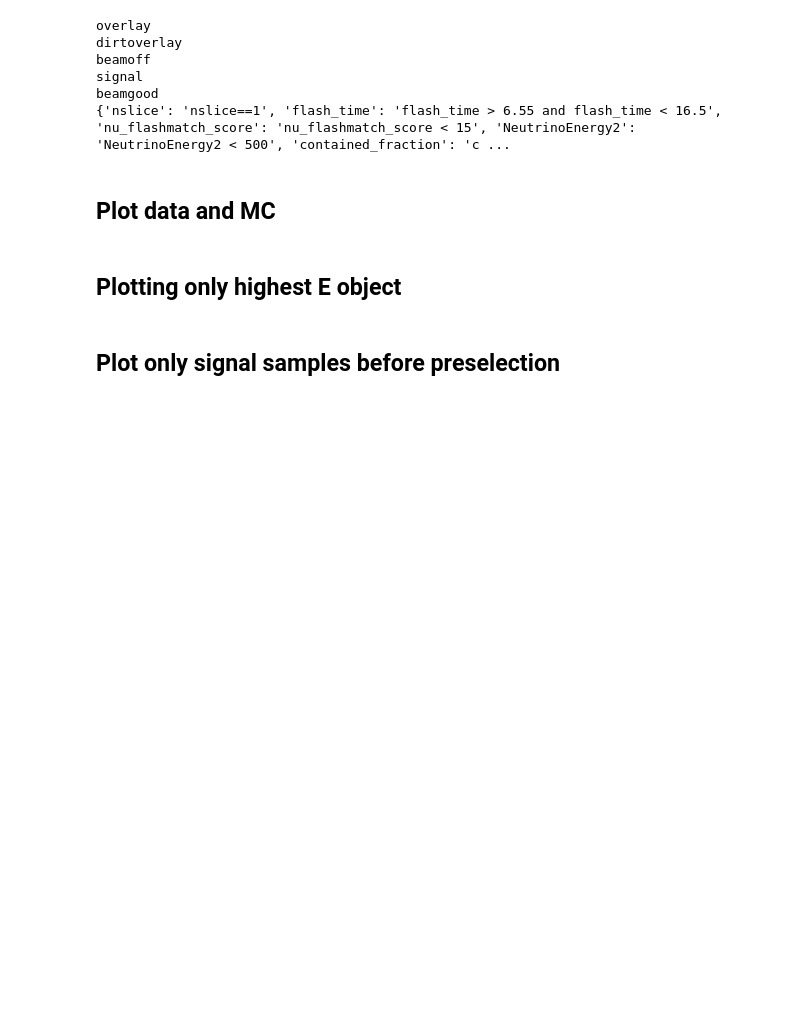
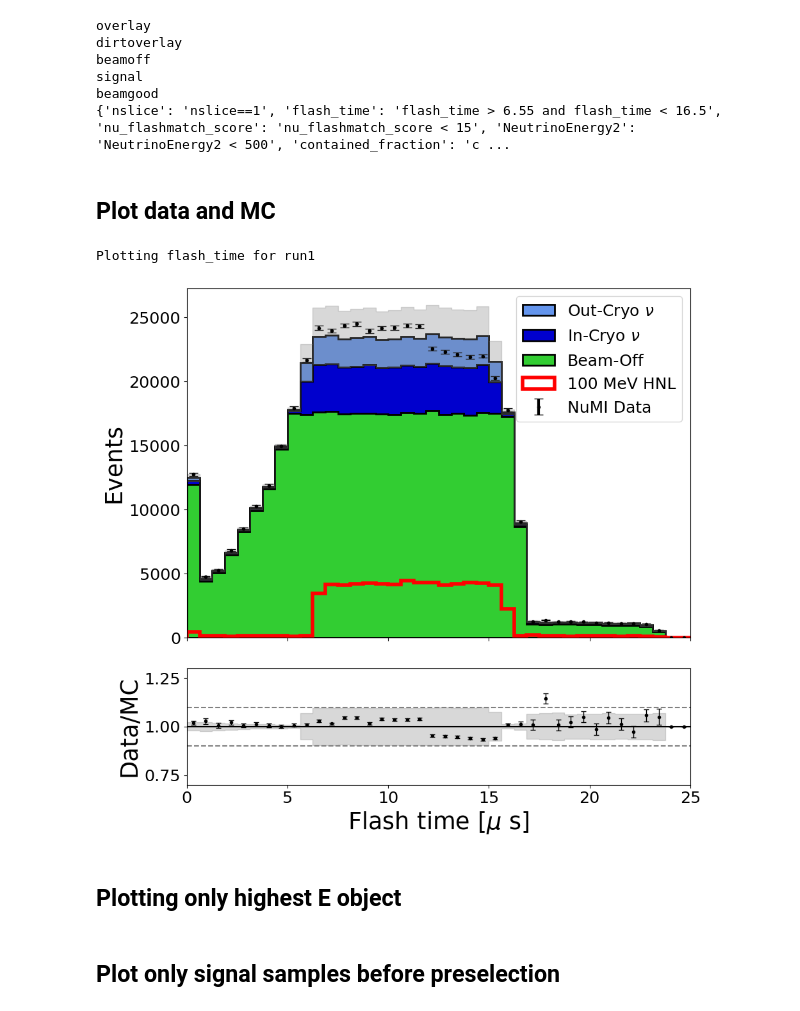
Before and after one commit to dmarsden01/uboone_HNL_analysis, a Jupyter notebook: 2_Preselection_script.ipynb, the cells around one changed output. Cells and saved outputs as stored; diff of their text form; code cells hidden in the pictures; blank space fills up the shorter version.

```diff
--- a/2_Preselection_script.ipynb
+++ b/2_Preselection_script.ipynb
@@ -39,8 +39,8 @@ Params = {"Run":"run1", #The run number, so far either "run1" or "run3"
           "Only_keep_common_DetVar_evs":True,
           "Load_Signal_DetVars":False,
           "Load_data":True,
-          "FLATTEN":True, #Have one row per reconstructed object in the analysis dataframe
-          "only_presel":False, #Create small files containing only variables necessary for pre-selection, for making pre-selection plots
+          "FLATTEN":False, #Have one row per reconstructed object in the analysis dataframe
+          "only_presel":True, #Create small files containing only variables necessary for pre-selection, for making pre-selection plots
           "Load_truth_vars":False,
           "Load_lepton_signal":True,
           "Load_pi0_signal":False}
@@ -64,7 +64,7 @@ for sample in samples:
         if sample == 'signal':
             for HNL_mass in Constants.HNL_mass_samples:
                 # file = pd.read_pickle(loc_pkls+f"signal_{HNL_mass}MeV_"+Params["Run"]+"_"+Params["variables_string"]+"_"+Params["Flat_state"]+"_final_gen.pkl")
-                file = pd.read_pickle(loc_pkls+f"signal_{HNL_mass}MeV_"+Params["Run"]+"_"+Params["variables_string"]+"_"+Params["Flat_state"]+"_ultimate.pkl")
+                file = pd.read_pickle(loc_pkls+f"signal_{HNL_mass}MeV_"+Params["Run"]+"_"+Params["variables_string"]+"_"+Params["Flat_state"]+"_FINAL.pkl")
                 samples_dict[HNL_mass] = file
         elif sample == 'pi0_signal':
             for HNL_mass in Constants.HNL_mass_pi0_samples:
@@ -79,7 +79,7 @@ for sample in samples:
             samples_dict[HNL_mass] = file
         else:
             # file = pd.read_pickle(loc_pkls+f"{sample}_"+Params["Run"]+"_"+Params["variables_string"]+"_"+Params["Flat_state"]+"_final_gen.pkl")
-            file = pd.read_pickle(loc_pkls+f"{sample}_"+Params["Run"]+"_"+Params["variables_string"]+"_"+Params["Flat_state"]+"_ultimate.pkl")
+            file = pd.read_pickle(loc_pkls+f"{sample}_"+Params["Run"]+"_"+Params["variables_string"]+"_"+Params["Flat_state"]+"_FINAL.pkl")
             samples_dict[sample] = file
 
 print(samples_dict.keys())
@@ -210,7 +213,7 @@ beamgood
 # %%
 #Calculate sys
 Calculate_sys = True
-variable = 'nu_flashmatch_score'
+variable = 'flash_time'
 
 reload(PT)
 reload(Functions)
@@ -222,28 +225,31 @@ if Params["Run"] == "run3": flat_sys_vars_dict = Sys_unc.run3_Sys_unc
 # %%
 savefig = True
 
 print(f"Plotting {variable} for " + Params["Run"])
 if isinstance(Constants.variable_names_dict[variable],str):x_string = Constants.variable_names_dict[variable]
 else: x_string=variable
 
 # PT.Plot_preselection_variable_data(variable, samples_plotting, sample_norms, xlabel="Neutrino slice",xlims=[-0.5,1.5],bins=2, HNL_mass=HNL_mass,
 #                               HNLplotscale=80000000,cutline=0.0,legloc="upper right", show_ev_nums=False, CalcSys=Calculate_sys, xticks = [0,1])
-PT.Plot_preselection_variable_data(variable, samples_plotting, sample_norms, xlabel=x_string, xlims=[0, 40], bins=40, HNL_mass=100,
-                                   HNLplotscale=6000000,cutline=0.0,legloc="upper right", show_ev_nums=False, CalcSys=Calculate_sys, xticks = [],
-                                   sys_dict=flat_sys_vars_dict, centre_bins=False, hatch=False, ylabel="Events", arrow_place=[])
+PT.Plot_preselection_variable_data(variable, samples_plotting, sample_norms, xlabel=x_string, xlims=[0, 25], bins=40, HNL_mass=100,
+                                   HNLplotscale=24000000,cutline=0.0,legloc="upper right", show_ev_nums=False, CalcSys=Calculate_sys, xticks = [],
+                                   sys_dict=flat_sys_vars_dict, centre_bins=False, hatch=False, ylabel="Events", arrow_place=[], legsize=18)
 if variable == "n_pfps":plt.xlim([0.5, 8.5])
 
 # plt.axvline(x=16.5, lw=3, color='green', linestyle = 'dashed')
 # plt.arrow(x, y, dx, dy)
 
 Name = ""
 if Params["Load_pi0_signal"] == True: Name = "pi0/"
 if Calculate_sys==True: Sys_name = "with_sys"
 if Calculate_sys==False: Sys_name = "no_sys"
 
 if savefig == True:
     plt.savefig(f"plots/Data_MC_comparison/{Name}Presel_{variable}_" + Params["Run"] + f"_{HNL_mass}MeV_{Sys_name}.png")
     plt.savefig(f"plots/Data_MC_comparison/{Name}Presel_{variable}_" + Params["Run"] + f"_{HNL_mass}MeV_{Sys_name}.pdf")
+# %% [output]
+Plotting flash_time for run1
+[figure, added]
 # %% [markdown]
 ## Plotting only highest E object
 # %%
```
Also changed, not shown: parts of 9 cells of this notebook, 9 other files.
